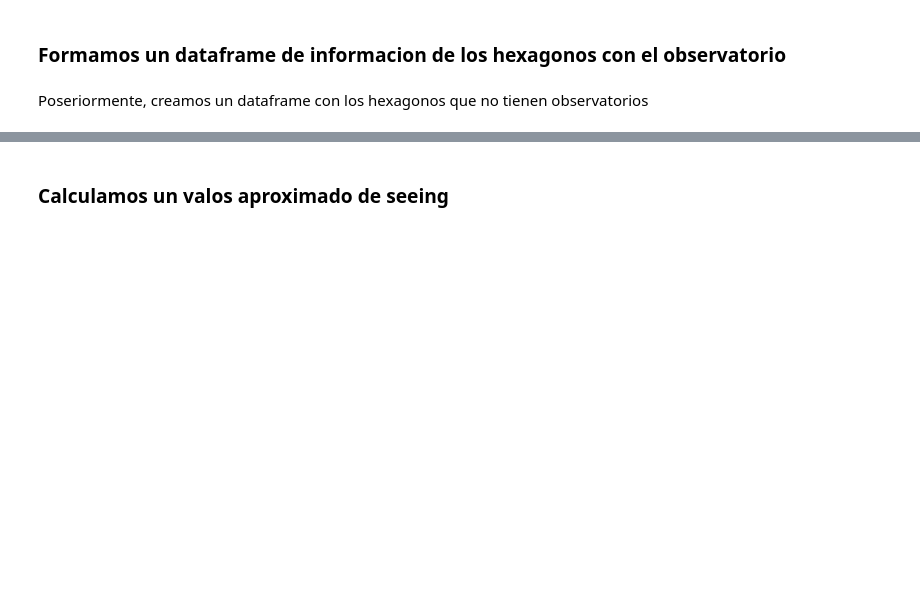
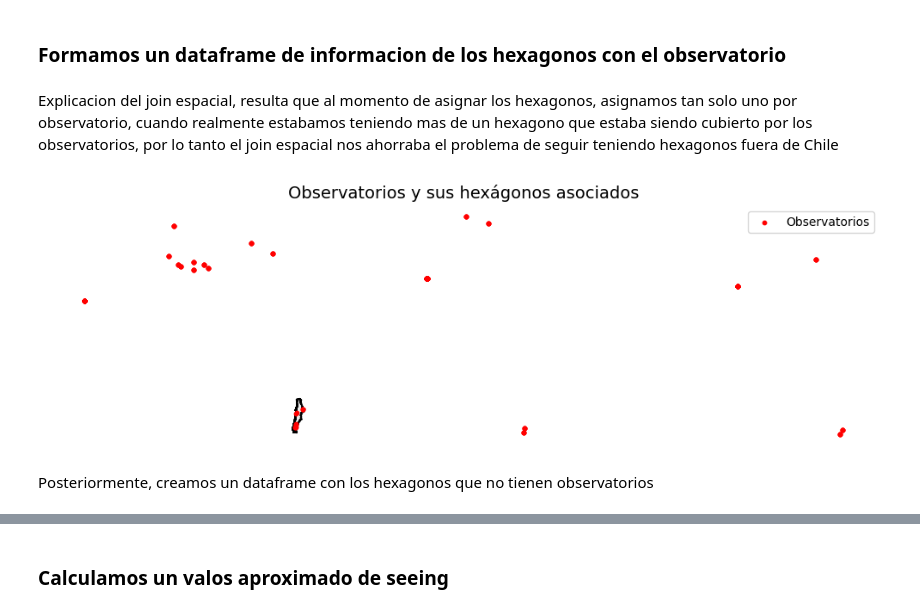
Before and after one commit to ChrisKmilo/Geoespatial-Project, a Jupyter notebook: Proyecto.ipynb, the cells around one changed output, grey strips where cells are left out. Cells and saved outputs as stored; diff of their text form; code cells hidden in the pictures; blank space fills up the shorter version.

```diff
--- a/Proyecto.ipynb
+++ b/Proyecto.ipynb
@@ -369,2 +376,15 @@ obs
+# %%
+#Seleccionamos columnas numéricas relevantes
+variables = [
+    'calidad_aire1', 'calidad_aire2', 'calidad_aire3',
+    'contaminacion_luminica', 'elevacion', 'gases_atmosfericos',
+    'nubosidad1', 'nubosidad2', 'nubosidad3', 'nubosidad4',
+    'precipitacion', 'uso_suelo'
+]
+
+scaler = MinMaxScaler()
+hexagonos[variables] = scaler.fit_transform(hexagonos[variables])
+# %%
+obs = pd.get_dummies(obs, columns=['Tipo', 'Estado'])
 # %% [markdown]
 ### Formamos un dataframe de informacion de los hexagonos con el observatorio
@@ -372,0 +391,2 @@ obs_hex = gpd.sjoin(obs, hexagonos, how="inner", predicate="within")
+# %% [markdown]
+Explicacion del join espacial, resulta que al momento de asignar los hexagonos, asignamos tan solo uno por observatorio, cuando realmente estabamos teniendo mas de un hexagono que estaba siendo cubierto por los observatorios, por lo tanto el join espacial nos ahorraba el problema de seguir teniendo hexagonos fuera de Chile
@@ -373,10 +395,15 @@ obs_hex = gpd.sjoin(obs, hexagonos, how="inner", predicate="within")
 # %%
-#Ploteamos el mapa de los hexagonos con los observatorios
-#fig, ax = plt.subplots(figsize=(10, 10))
-#chile.boundary.plot(ax=ax, color='black')
-#hexagonos.plot(ax=ax, edgecolor='gray', facecolor='none')
-#obs_hex.plot(ax=ax, color='red', markersize=10, label='Observatorios')
-#plt.legend()
-#plt.show()
+fig, ax = plt.subplots(figsize=(10, 12))
+
+chile.boundary.plot(ax=ax, color='black')
+hexagonos.plot(ax=ax, color='gray', edgecolor='white', linewidth=0.3, label='Hexágonos')
+obs_hex.plot(ax=ax, color='red', markersize=10, label='Observatorios', zorder=5)
+ax.set_title("Observatorios y sus hexágonos asociados", fontsize=14)
+ax.set_axis_off()
+ax.legend()
+plt.tight_layout()
+plt.show()
+# %% [output]
+[figure, added]
 # %% [markdown]
-Poseriormente, creamos un dataframe con los hexagonos que no tienen observatorios
+Posteriormente, creamos un dataframe con los hexagonos que no tienen observatorios
```
Also changed, not shown: parts of 40 cells of this notebook.
